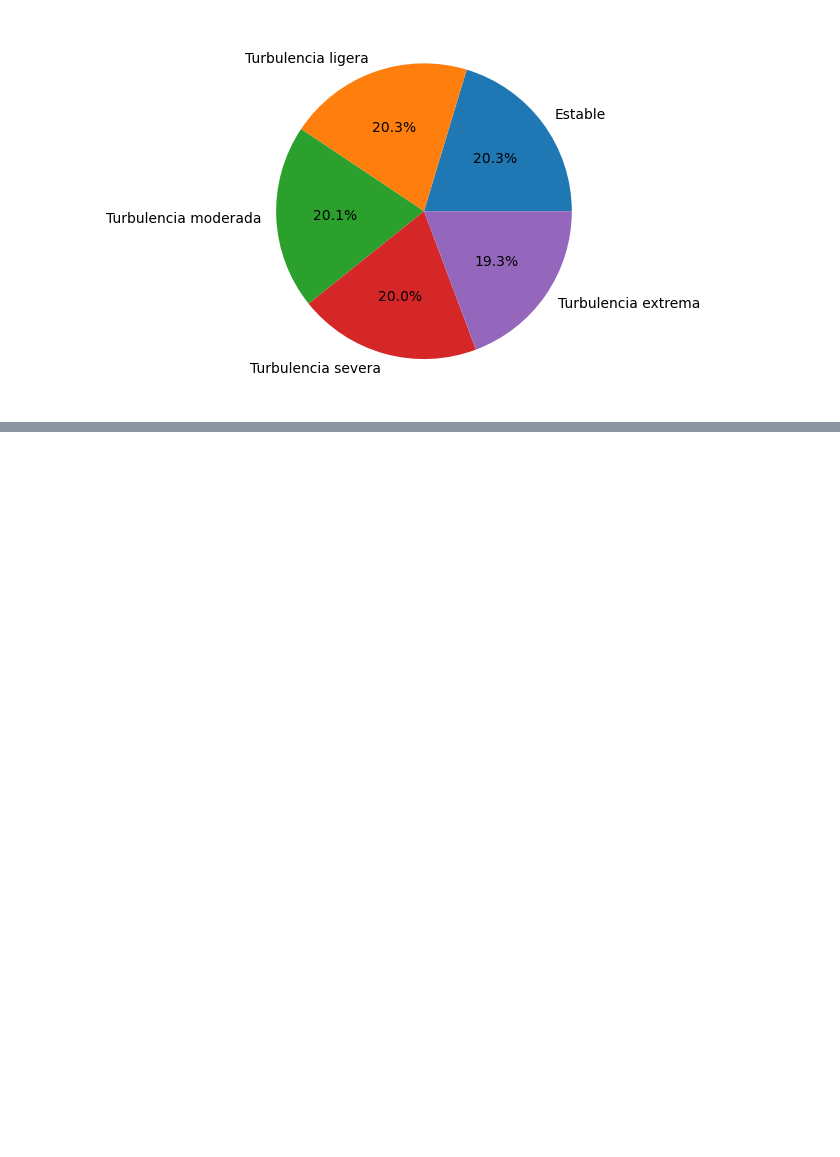
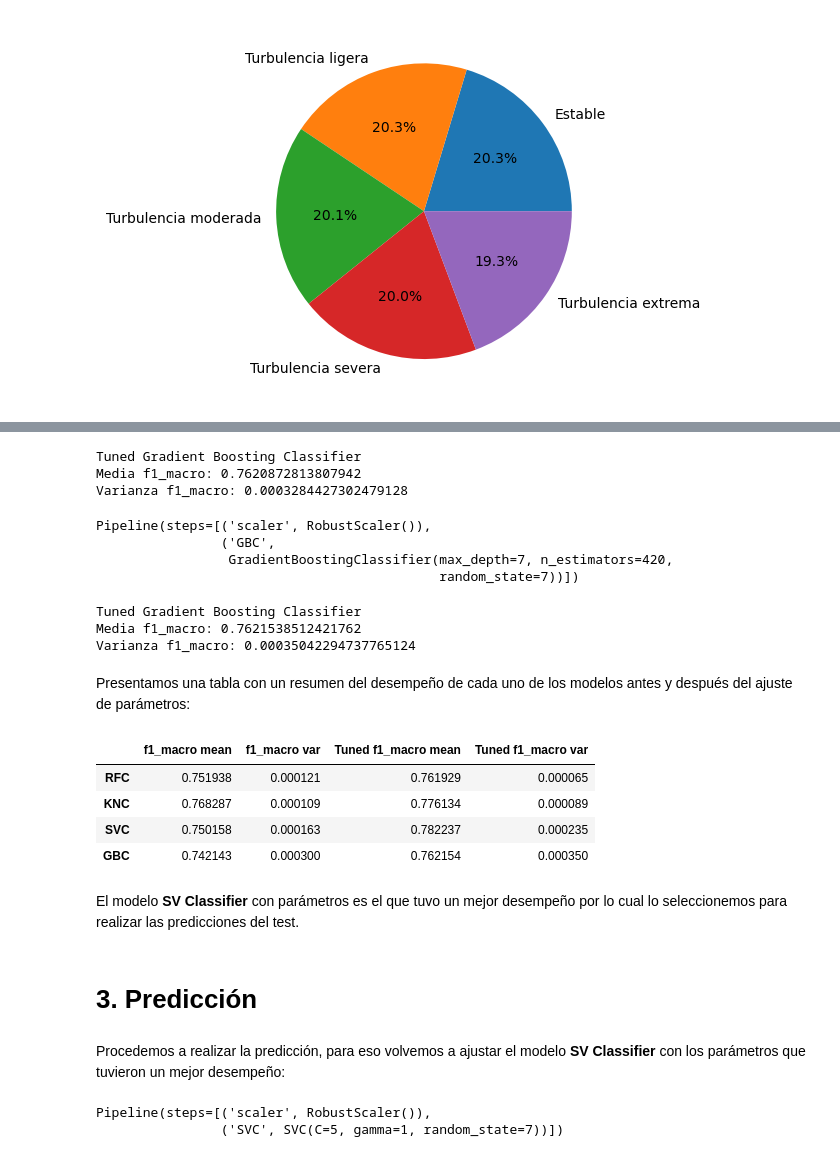
Before and after one commit to hinojosaad/Talent_Squad-Data_Science_I, a Jupyter notebook: Space_X.ipynb, the cells around one changed output, grey strips where cells are left out. Cells and saved outputs as stored; diff of their text form; code cells hidden in the pictures; blank space fills up the shorter version.

```diff
--- a/Space_X.ipynb
+++ b/Space_X.ipynb
@@ -348,0 +305,79 @@ search.best_estimator_
+# %%
+pipe4 = Pipeline(steps=[('scaler', RobustScaler()),
+                ('GBC',
+                 GradientBoostingClassifier(max_depth=7, n_estimators=400,
+                                            random_state=7))])
+
+tunscore4= cross_val_score( pipe4, x_train, y_train, cv=5,scoring='f1_macro')
+
+tunscore4_mean = tunscore4.mean()
+tunscore4_var = np.var(tunscore4)
+
+print("Tuned Gradient Boosting Classifier")
+print("Media f1_macro: "+str(tunscore4_mean))
+print("Varianza f1_macro: " + str(tunscore4_var))
+# %% [output]
+Tuned Gradient Boosting Classifier
+Media f1_macro: 0.7620872813807942
+Varianza f1_macro: 0.0003284427302479128
+# %%
+param_grid4= {
+    'GBC__max_depth': [ 5, 6,7, 8,9],
+    'GBC__n_estimators': [370,380,390,400,410,420,430],
+}
+
+search = GridSearchCV(pipe4, param_grid=param_grid4 ,scoring = "f1_macro",n_jobs=-1)
+search.fit(x_train,y_train)
+search.best_estimator_
+# %% [output]
+Pipeline(steps=[('scaler', RobustScaler()),
+                ('GBC',
+                 GradientBoostingClassifier(max_depth=7, n_estimators=420,
+                                            random_state=7))])
+# %%
+pipe4 = Pipeline(steps=[('scaler', RobustScaler()),
+                ('GBC',
+                 GradientBoostingClassifier(max_depth=7, n_estimators=420,
+                                            random_state=7))])
+
+tunscore4 = cross_val_score( pipe4, x_train, y_train, cv=5,scoring='f1_macro')
+
+tunscore4_mean = tunscore4.mean()
+tunscore4_var = np.var(tunscore4)
+
+print("Tuned Gradient Boosting Classifier")
+print("Media f1_macro: "+str(tunscore4_mean))
+print("Varianza f1_macro: " + str(tunscore4_var))
+# %% [output]
+Tuned Gradient Boosting Classifier
+Media f1_macro: 0.7621538512421762
+Varianza f1_macro: 0.00035042294737765124
+# %% [markdown]
+Presentamos una tabla con un resumen del desempeño de cada uno de los modelos antes y después del ajuste de parámetros:
+# %%
+table_score= pd.DataFrame(data ={"f1_macro mean":[score1_mean,score2_mean,score3_mean,score4_mean],
+                                 "f1_macro var":[score1_var,score2_var,score3_var,score4_var],
+                                 "Tuned f1_macro mean":[tunscore1_mean,tunscore2_mean,tunscore3_mean,tunscore4_mean],
+                                 "Tuned f1_macro var":[tunscore1_var,tunscore2_var,tunscore3_var,tunscore4_var]
+                                },index =["RFC","KNC","SVC","GBC"])
+
+table_score
+# %% [output]
+|  | f1_macro mean | f1_macro var | Tuned f1_macro mean | Tuned f1_macro var |
+| RFC | 0.751938 | 0.000121 | 0.761929 | 0.000065 |
+| KNC | 0.768287 | 0.000109 | 0.776134 | 0.000089 |
+| SVC | 0.750158 | 0.000163 | 0.782237 | 0.000235 |
+| GBC | 0.742143 | 0.000300 | 0.762154 | 0.000350 |
+# %% [markdown]
+El modelo __SV Classifier__ con parámetros es el que tuvo un mejor desempeño por lo cual lo seleccionemos para realizar las predicciones del test.
+# %% [markdown]
+# 3. Predicción
+# %% [markdown]
+Procedemos a realizar la predicción, para eso volvemos a ajustar el modelo __SV Classifier__ con los parámetros que tuvieron un mejor desempeño:
+# %%
+pipe3 = Pipeline(steps=[('scaler', RobustScaler()), ('SVC', SVC(C=5, gamma=1, random_state=7))])
+
+pipe3.fit(x_train, y_train)
+# %% [output]
+Pipeline(steps=[('scaler', RobustScaler()),
+                ('SVC', SVC(C=5, gamma=1, random_state=7))])
```
Also changed, not shown: parts of 74 cells of this notebook.
